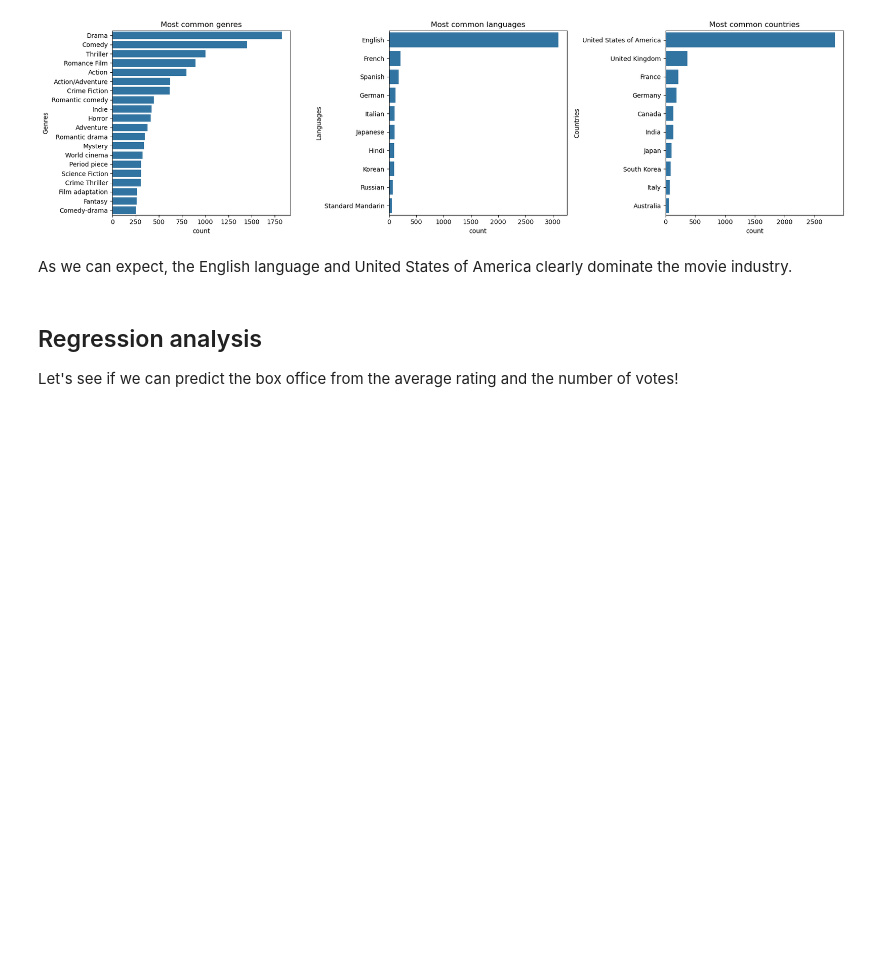
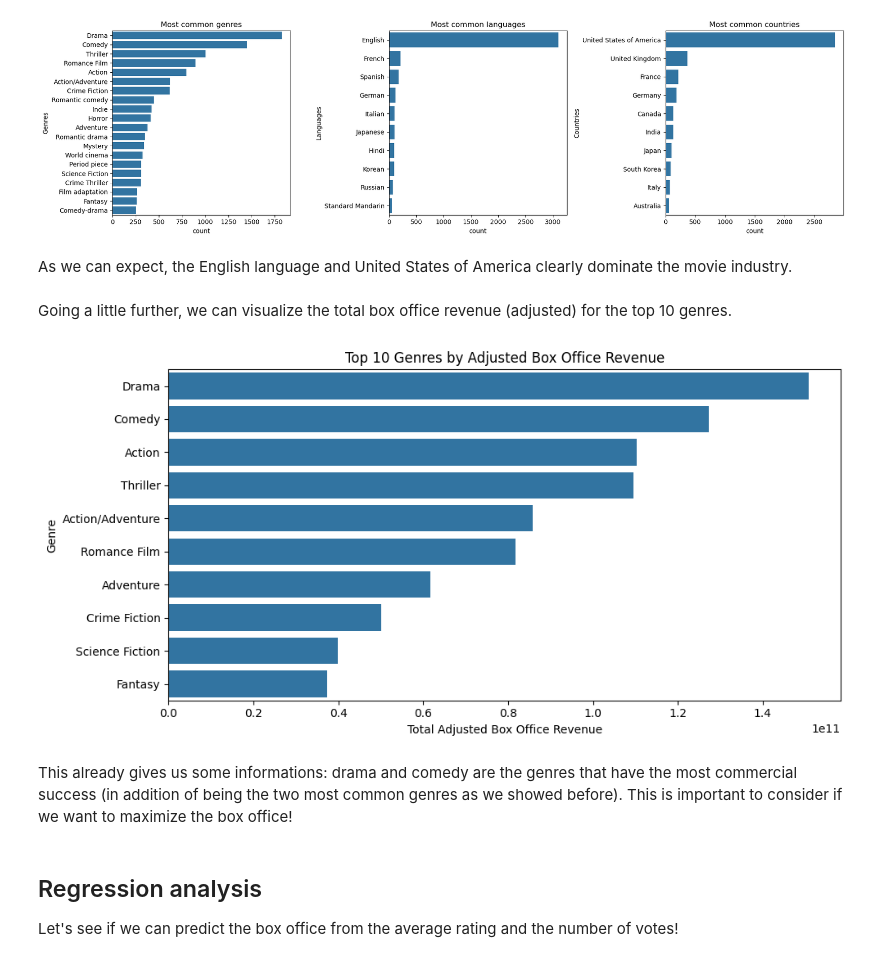
Before and after one commit to epfl-ada/ada-2024-project-authenticdataaddicts, a Jupyter notebook: results.ipynb, the cells around one changed output. Saved outputs shown, nothing was run; the diff lists cells and outputs as text; code cells hidden in the pictures; blank space fills up the shorter version.

Commit message:
add plots bo vs genres

```diff
--- a/results.ipynb
+++ b/results.ipynb
@@ -639,6 +636,14 @@ count_movies(movie_data_completed)
 [figure]
 # %% [markdown]
 As we can expect, the English language and United States of America clearly dominate the movie industry.
+# %% [markdown]
+Going a little further, we can visualize the total box office revenue (adjusted) for the top 10 genres.
+# %%
+box_office_by_genre_barplot(movie_data_completed)
+# %% [output]
+[figure, added]
+# %% [markdown]
+This already gives us some informations: drama and comedy are the genres that have the most commercial success (in addition of being the two most common genres as we showed before). This is important to consider if we want to maximize the box office!
 # %% [markdown]
 ## Regression analysis
 Let's see if we can predict the box office from the average rating and the number of votes!
```
Also changed, not shown: parts of 1 cell of this notebook, 2 other files.
